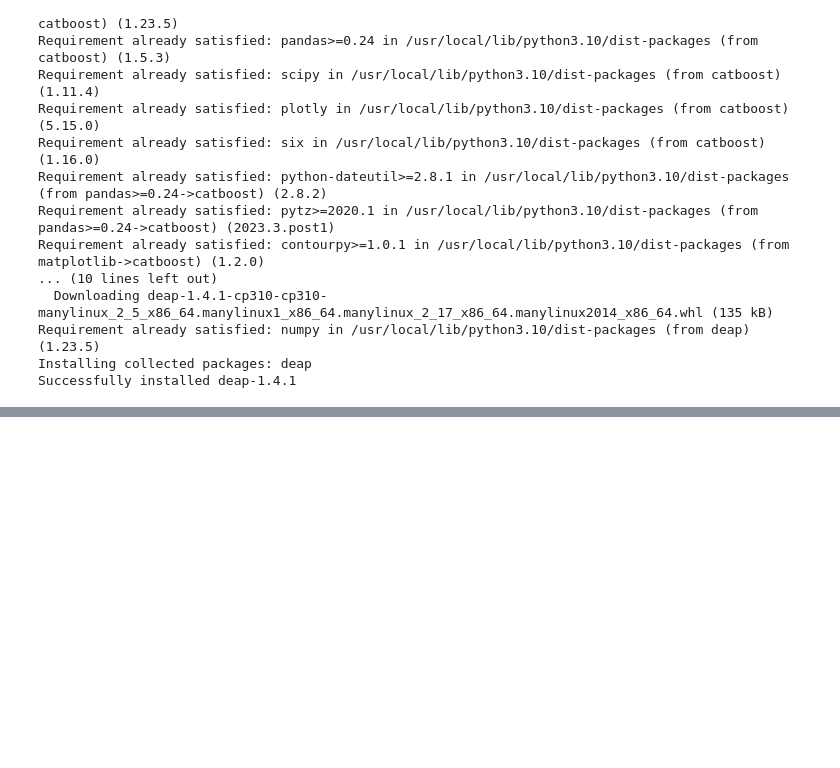
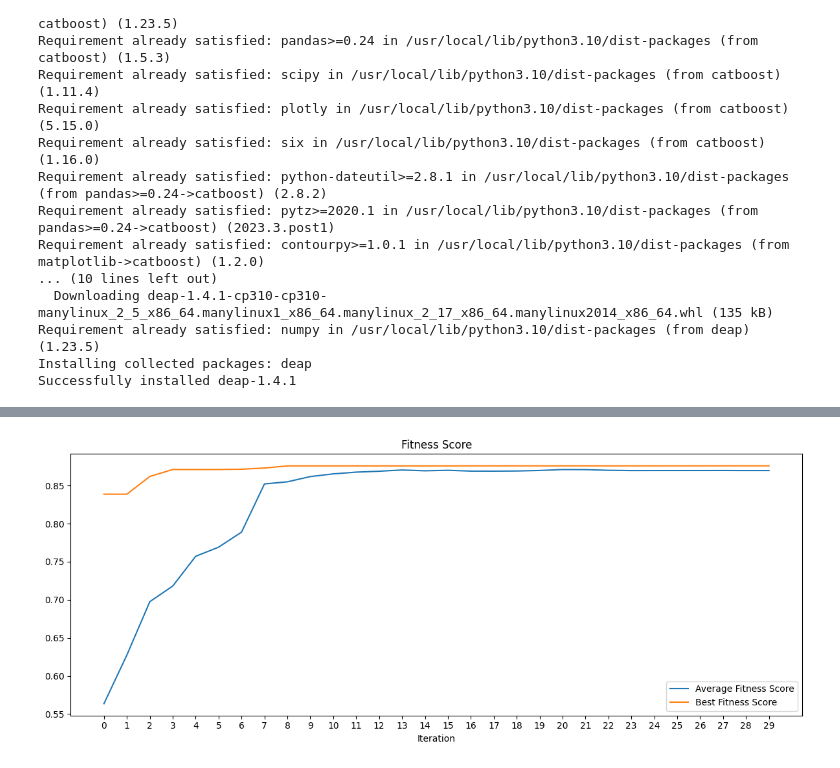
Before and after one commit to antbartash/australian_rain, a Jupyter notebook: DEAP/PSO.ipynb, the cells around one changed output, grey strips where cells are left out. Cells and saved outputs as stored; diff of their text form; code cells hidden in the pictures; blank space fills up the shorter version.

```diff
--- a/DEAP/PSO.ipynb
+++ b/DEAP/PSO.ipynb
@@ -57,11 +57,11 @@ model = CatBoostClassifier(
 )
 # %%
 # PSO parameters
-N = 20
+N = 15
 w = 0.5 # inertia weight coefficient
 c1 = 0.3 # cognitive coefficient
 c2 = 0.5 # social coefficient
-NUM_TRIALS = 15
+NUM_TRIALS = 30
 
 creator.create('FitnessMax', base.Fitness, weights=(1.0,))
 creator.create('Particle', list, fitness=creator.FitnessMax,
@@ -212,0 +238,14 @@ HALL OF FAME - generation 1 - 2024-01-04 10:36:33:
+# %%
+# correction
+best_arr[1:] = [np.max(best_arr[:x]) for x in range(1, len(best_arr))]
+
+fig, ax = plt.subplots(sharex=True, figsize=(12, 5))
+sns.lineplot(x=range(NUM_TRIALS), y=mean_arr, ax=ax, label='Average Fitness Score')
+sns.lineplot(x=range(NUM_TRIALS), y=best_arr, ax=ax, label='Best Fitness Score')
+ax.set_title('Fitness Score')
+ax.set_xticks(range(NUM_TRIALS))
+ax.set_xlabel('Iteration')
+plt.tight_layout()
+plt.show()
+# %% [output]
+[figure, added]
```
Also changed, not shown: parts of 3 cells of this notebook.
